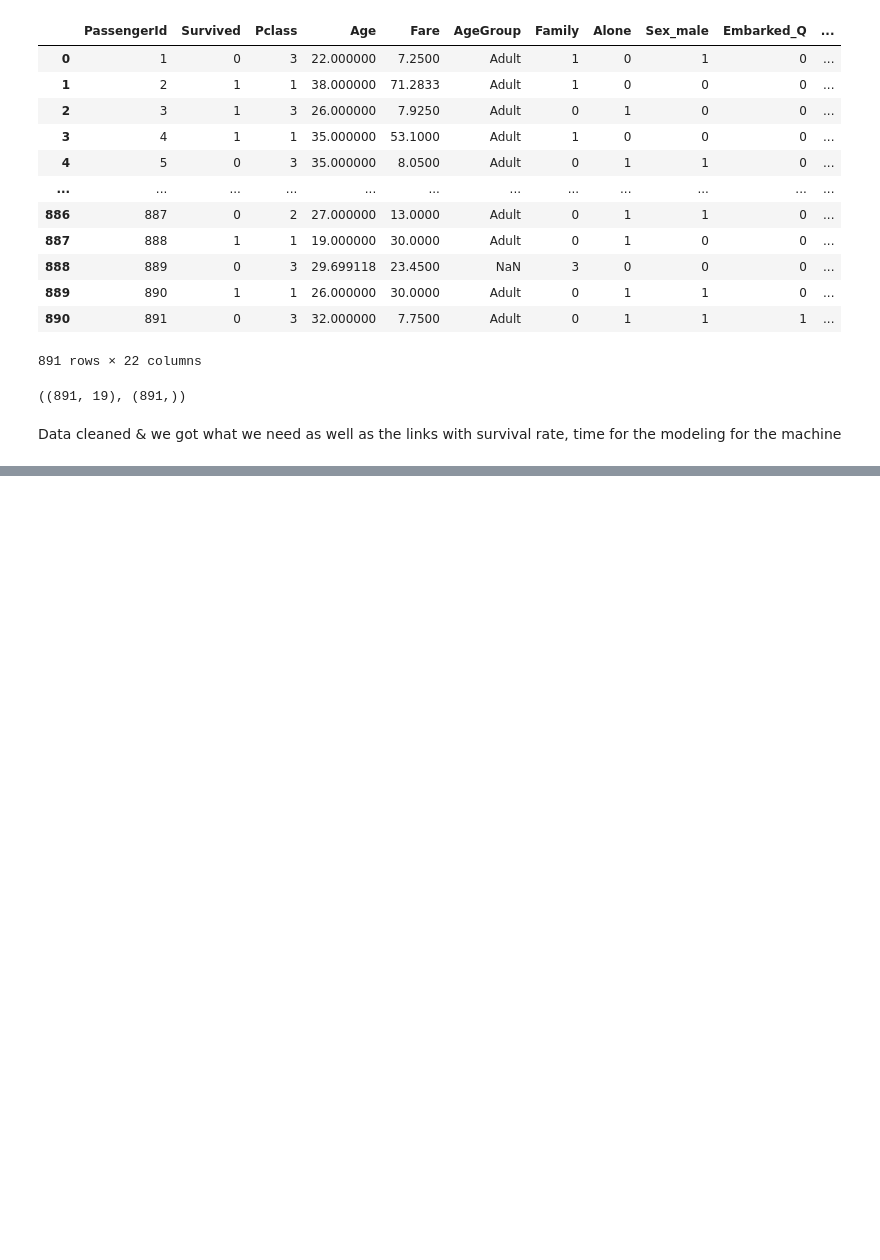
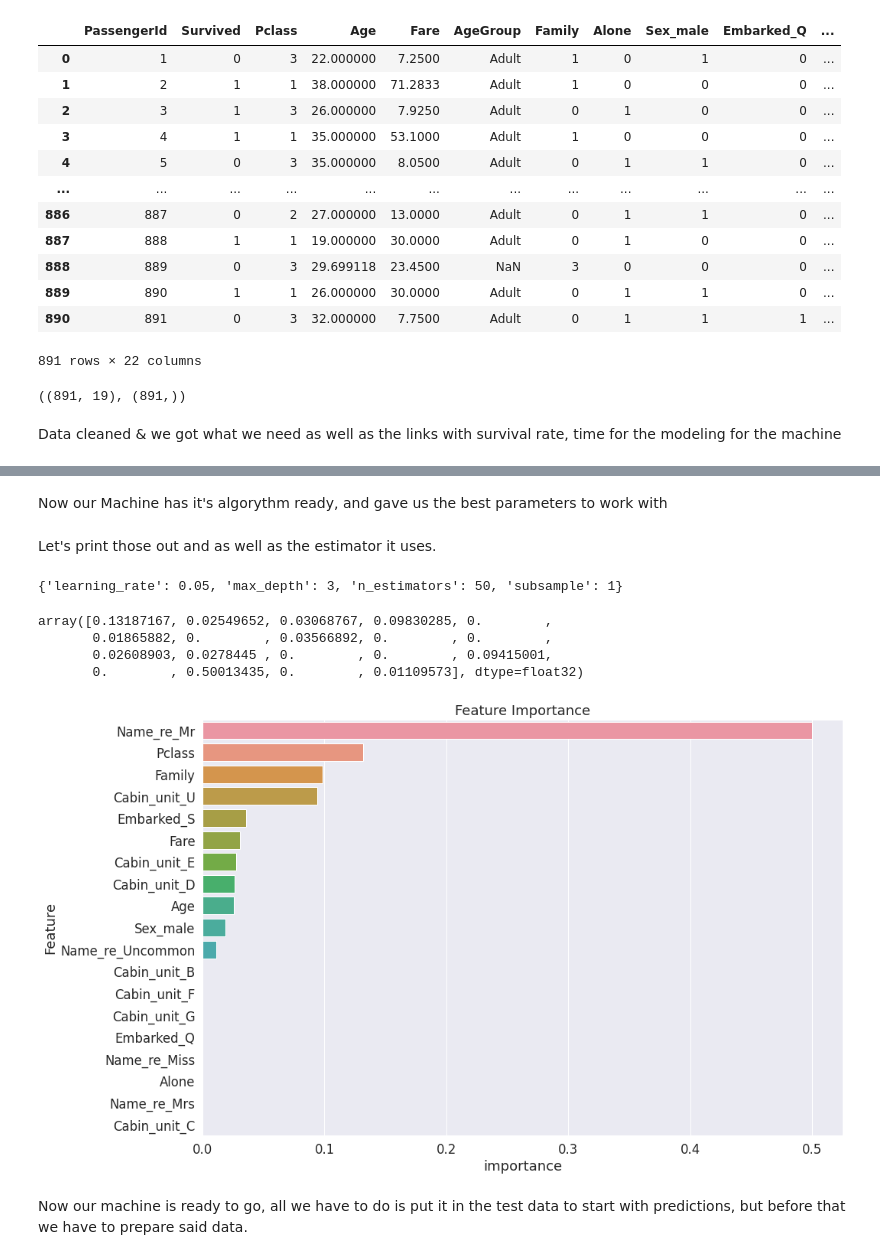
Before and after one commit to AzizTk/KaggleTitanic, a Jupyter notebook: notebook5eabd47bed.ipynb, the cells around one changed output, grey strips where cells are left out. Cells and saved outputs as stored; diff of their text form; code cells hidden in the pictures; blank space fills up the shorter version.

```diff
--- a/notebook5eabd47bed.ipynb
+++ b/notebook5eabd47bed.ipynb
@@ -438,0 +412,14 @@ Data cleaned & we got what we need as well as the links with survival rate, time
+# %%
+params = {
+    "n_estimators": [3, 5, 10, 50, 100, 200],
+    "learning_rate": [0.01, 0.05, 0.1, 0.3],
+    "max_depth": [1, 3, 5, 10, 15],
+    "subsample": [0.6, 0.8, 1]
+}
+# %%
+from sklearn.model_selection import train_test_split, GridSearchCV
+model = GridSearchCV(pre_model, params, n_jobs=-1, cv=5)
+# %%
+x_train, x_test, y_train, y_test = train_test_split(x, y, test_size=0.2)
+# %%
+model.fit(x_train, y_train)
@@ -438,0 +444,29 @@ Data cleaned & we got what we need as well as the links with survival rate, time
+# %% [markdown]
+Now our Machine has it's algorythm ready, and gave us the best parameters to work with
+# %% [markdown]
+Let's print those out and as well as the estimator it uses.
+# %%
+#Best parameters
+print(model.best_params_)
+# %% [output]
+{'learning_rate': 0.05, 'max_depth': 3, 'n_estimators': 50, 'subsample': 1}
+# %%
+#estimator
+model.best_estimator_.feature_importances_
+# %% [output]
+array([0.13187167, 0.02549652, 0.03068767, 0.09830285, 0.        ,
+       0.01865882, 0.        , 0.03566892, 0.        , 0.        ,
+       0.02608903, 0.0278445 , 0.        , 0.        , 0.09415001,
+       0.        , 0.50013435, 0.        , 0.01109573], dtype=float32)
+# %%
+F_imp = pd.DataFrame({"Feature": x_train.columns, "importance": model.best_estimator_.feature_importances_}).sort_values("importance", ascending=False)
+
+plt.figure(figsize=(15,10))
+sns.set(font_scale=1.5)
+plt.title("Feature Importance")
+sns.barplot(x="importance", y="Feature", data=F_imp)
+plt.show()
+# %% [output]
+[figure, added]
+# %% [markdown]
+Now our machine is ready to go, all we have to do is put it in the test data to start with predictions, but before that we have to prepare said data.
```
Also changed, not shown: parts of 29 cells of this notebook.
